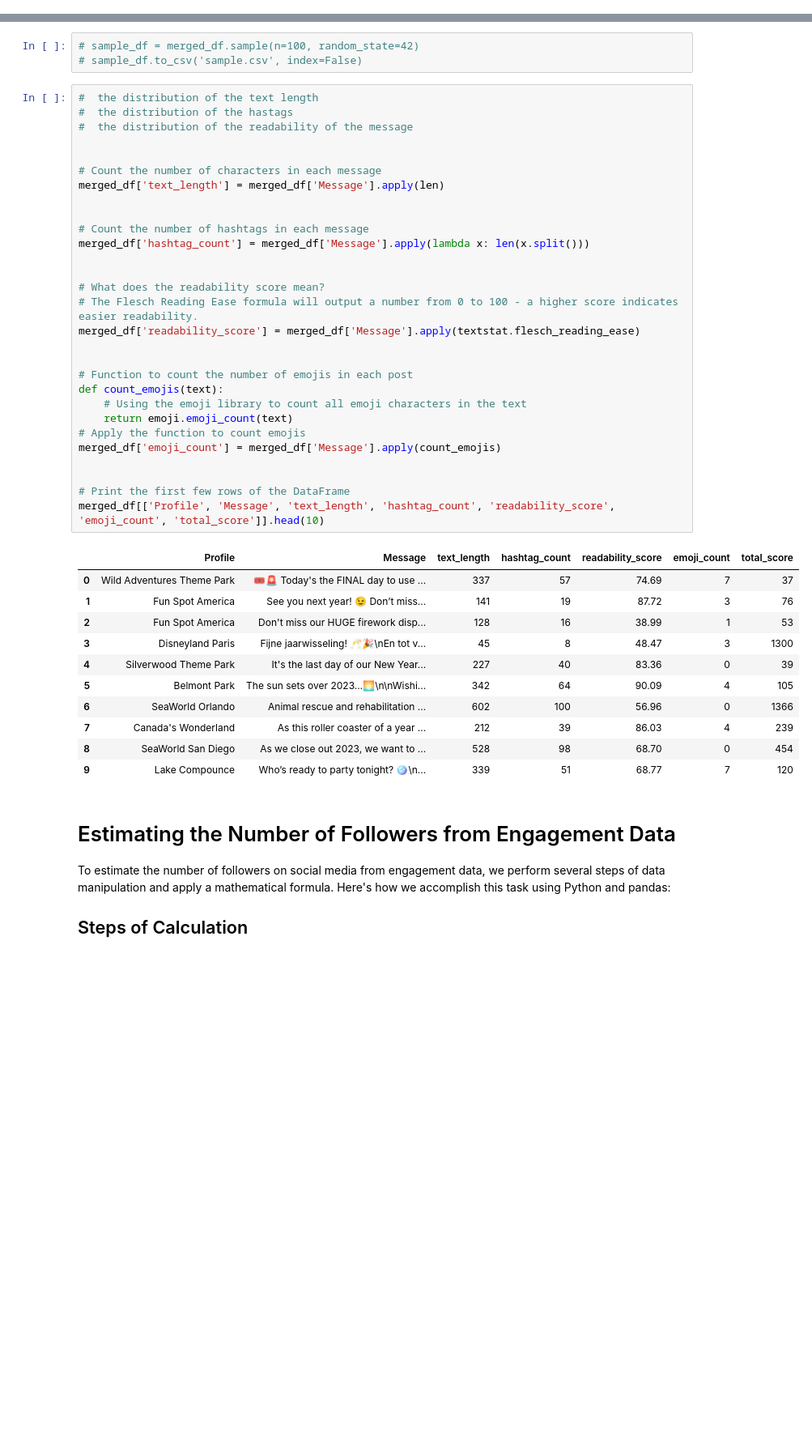
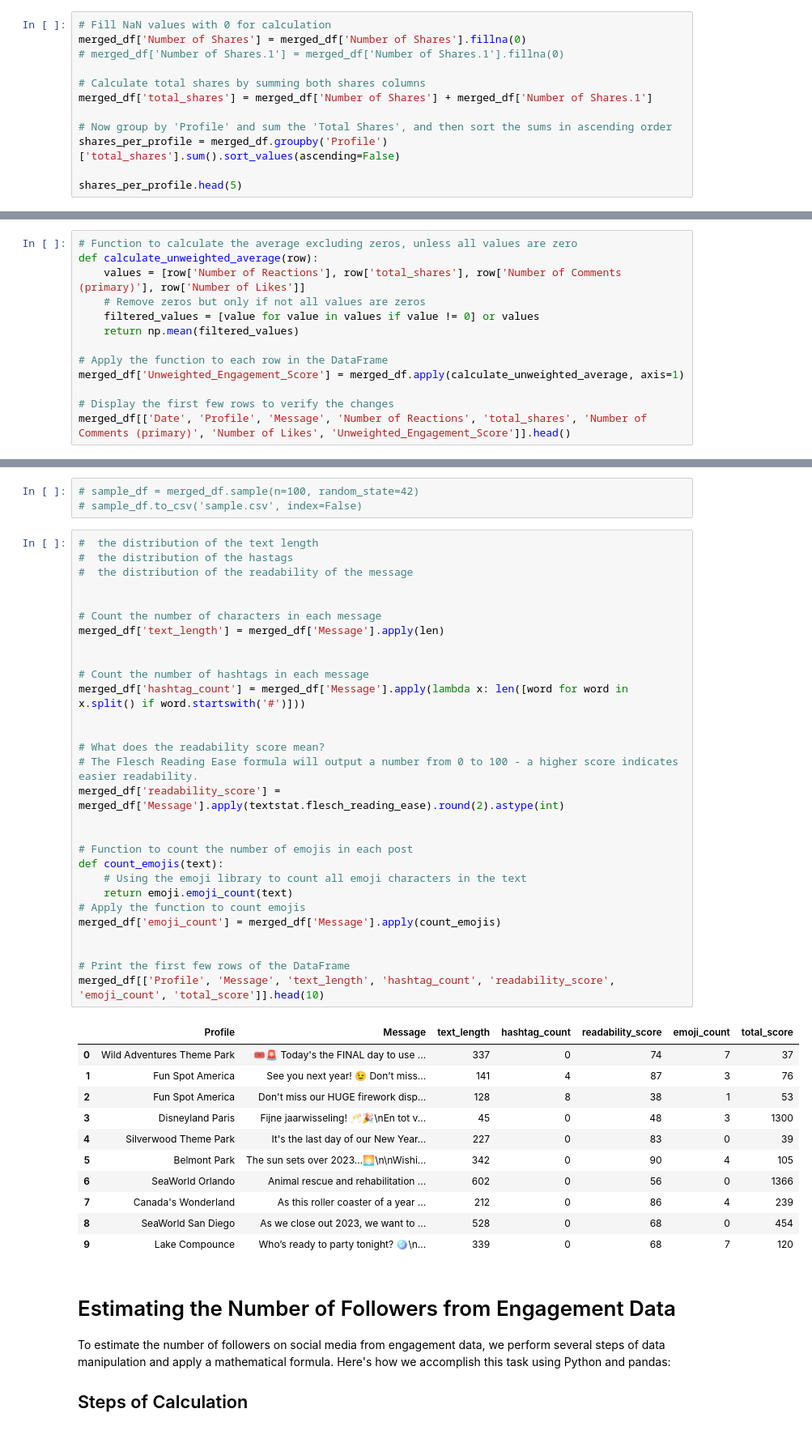
Before and after one commit to alvaarro/DigitalMarketingStrategy, a Jupyter notebook: test_features.ipynb, the cells around one changed output, grey strips where cells are left out. Shown at 81% size. Drawn from its saved outputs; the diff is of its cells as text; blank space fills up the shorter version.

```diff
--- a/test_features.ipynb
+++ b/test_features.ipynb
@@ -68,0 +68,12 @@ merged_df.head(5)
+# %%
+# Fill NaN values with 0 for calculation
+merged_df['Number of Shares'] = merged_df['Number of Shares'].fillna(0)
+# merged_df['Number of Shares.1'] = merged_df['Number of Shares.1'].fillna(0)
+
+# Calculate total shares by summing both shares columns
+merged_df['total_shares'] = merged_df['Number of Shares'] + merged_df['Number of Shares.1']
+
+# Now group by 'Profile' and sum the 'Total Shares', and then sort the sums in ascending order
+shares_per_profile = merged_df.groupby('Profile')['total_shares'].sum().sort_values(ascending=False)
+
+shares_per_profile.head(5)
@@ -68,0 +88,13 @@ merged_df.head(5)
+# %%
+# Function to calculate the average excluding zeros, unless all values are zero
+def calculate_unweighted_average(row):
+    values = [row['Number of Reactions'], row['total_shares'], row['Number of Comments (primary)'], row['Number of Likes']]
+    # Remove zeros but only if not all values are zeros
+    filtered_values = [value for value in values if value != 0] or values
+    return np.mean(filtered_values)
+
+# Apply the function to each row in the DataFrame
+merged_df['Unweighted_Engagement_Score'] = merged_df.apply(calculate_unweighted_average, axis=1)
+
+# Display the first few rows to verify the changes
+merged_df[['Date', 'Profile', 'Message', 'Number of Reactions', 'total_shares', 'Number of Comments (primary)', 'Number of Likes', 'Unweighted_Engagement_Score']].head()
@@ -72,44 +111,44 @@ merged_df.head(5)
 # %%
 #  the distribution of the text length
 #  the distribution of the hastags
 #  the distribution of the readability of the message
 
 
 # Count the number of characters in each message
 merged_df['text_length'] = merged_df['Message'].apply(len)
 
 
 # Count the number of hashtags in each message
-merged_df['hashtag_count'] = merged_df['Message'].apply(lambda x: len(x.split()))
+merged_df['hashtag_count'] = merged_df['Message'].apply(lambda x: len([word for word in x.split() if word.startswith('#')]))
 
 
 # What does the readability score mean?
 # The Flesch Reading Ease formula will output a number from 0 to 100 - a higher score indicates easier readability.
-merged_df['readability_score'] = merged_df['Message'].apply(textstat.flesch_reading_ease)
+merged_df['readability_score'] = merged_df['Message'].apply(textstat.flesch_reading_ease).round(2).astype(int)
 
 
 # Function to count the number of emojis in each post
 def count_emojis(text):
     # Using the emoji library to count all emoji characters in the text
     return emoji.emoji_count(text)
 # Apply the function to count emojis
 merged_df['emoji_count'] = merged_df['Message'].apply(count_emojis)
 
 
 # Print the first few rows of the DataFrame
 merged_df[['Profile', 'Message', 'text_length', 'hashtag_count', 'readability_score', 'emoji_count', 'total_score']].head(10)
 # %% [output]
 |  | Profile | Message | text_length | hashtag_count | readability_score | emoji_count | total_score |
-| 0 | Wild Adventures Theme Park | 🎟️🚨 Today's the FINAL day to use ... | 337 | 57 | 74.69 | 7 | 37 |
-| 1 | Fun Spot America | See you next year! 😉 Don’t miss... | 141 | 19 | 87.72 | 3 | 76 |
-| 2 | Fun Spot America | Don't miss our HUGE firework disp... | 128 | 16 | 38.99 | 1 | 53 |
-| 3 | Disneyland Paris | Fijne jaarwisseling! 🥂🎉\nEn tot v... | 45 | 8 | 48.47 | 3 | 1300 |
-| 4 | Silverwood Theme Park | It's the last day of our New Year... | 227 | 40 | 83.36 | 0 | 39 |
-| 5 | Belmont Park | The sun sets over 2023…🌅\n\nWishi... | 342 | 64 | 90.09 | 4 | 105 |
-| 6 | SeaWorld Orlando | Animal rescue and rehabilitation ... | 602 | 100 | 56.96 | 0 | 1366 |
-| 7 | Canada's Wonderland | As this roller coaster of a year ... | 212 | 39 | 86.03 | 4 | 239 |
-| 8 | SeaWorld San Diego | As we close out 2023, we want to ... | 528 | 98 | 68.70 | 0 | 454 |
-| 9 | Lake Compounce | Who’s ready to party tonight? 🪩\n... | 339 | 51 | 68.77 | 7 | 120 |
+| 0 | Wild Adventures Theme Park | 🎟️🚨 Today's the FINAL day to use ... | 337 | 0 | 74 | 7 | 37 |
+| 1 | Fun Spot America | See you next year! 😉 Don’t miss... | 141 | 4 | 87 | 3 | 76 |
+| 2 | Fun Spot America | Don't miss our HUGE firework disp... | 128 | 8 | 38 | 1 | 53 |
+| 3 | Disneyland Paris | Fijne jaarwisseling! 🥂🎉\nEn tot v... | 45 | 0 | 48 | 3 | 1300 |
+| 4 | Silverwood Theme Park | It's the last day of our New Year... | 227 | 0 | 83 | 0 | 39 |
+| 5 | Belmont Park | The sun sets over 2023…🌅\n\nWishi... | 342 | 0 | 90 | 4 | 105 |
+| 6 | SeaWorld Orlando | Animal rescue and rehabilitation ... | 602 | 0 | 56 | 0 | 1366 |
+| 7 | Canada's Wonderland | As this roller coaster of a year ... | 212 | 0 | 86 | 4 | 239 |
+| 8 | SeaWorld San Diego | As we close out 2023, we want to ... | 528 | 0 | 68 | 0 | 454 |
+| 9 | Lake Compounce | Who’s ready to party tonight? 🪩\n... | 339 | 0 | 68 | 7 | 120 |
 # %% [markdown]
 # Estimating the Number of Followers from Engagement Data
 
```
Also changed, not shown: parts of 19 cells of this notebook, 3 other files.
